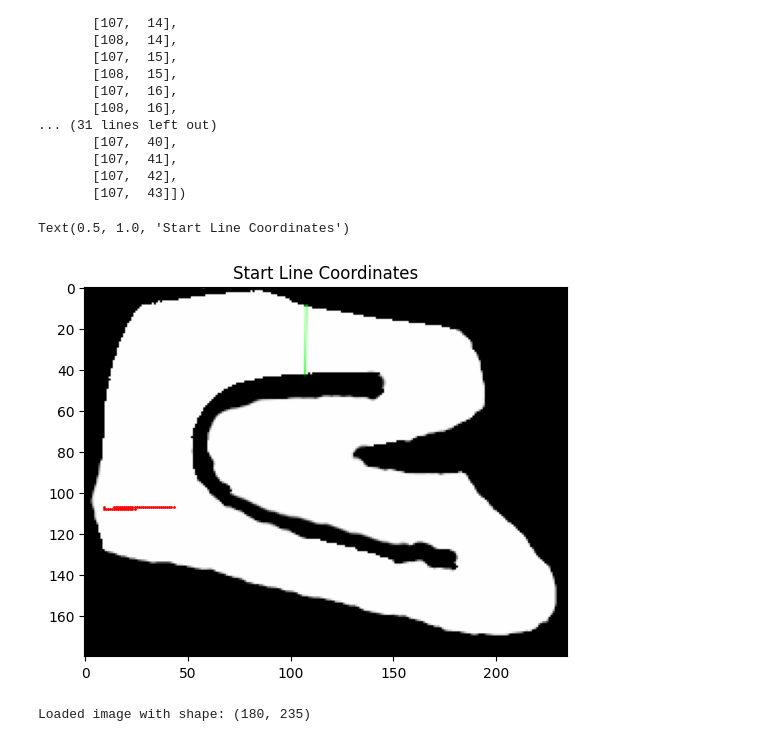
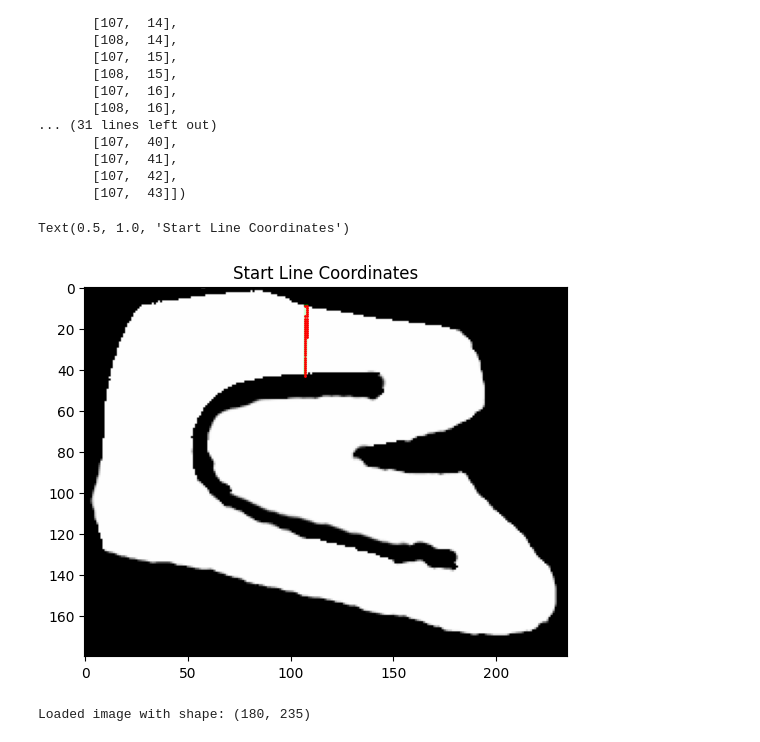
Before and after one commit to anjrew/race-lines-optimization, a Jupyter notebook: notebooks/track_coordinates.ipynb, the cells around one changed output. Saved outputs shown, nothing was run; the diff lists cells and outputs as text; code cells hidden in the pictures.

```diff
--- a/notebooks/track_coordinates.ipynb
+++ b/notebooks/track_coordinates.ipynb
@@ -373,12 +373,12 @@ array([[107,   9],
 # %%
 
 # Show the start line coordinates
 plt.imshow(start_line_img)
-plt.scatter(start_line_coords[:, 1], start_line_coords[:, 0], c='red', s=1)  # Red dots for start line
+plt.scatter(start_line_coords[:, 0], start_line_coords[:, 1], c='red', s=1)  # Red dots for start line
 plt.title('Start Line Coordinates')
 # %% [output]
 Text(0.5, 1.0, 'Start Line Coordinates')
-[figure, old version]
+[figure, new version]
 # %%
 def load_binary_image(image_path: str, invert: bool) -> np.ndarray:
     """
```
Also changed, not shown: parts of 4 cells of this notebook.
